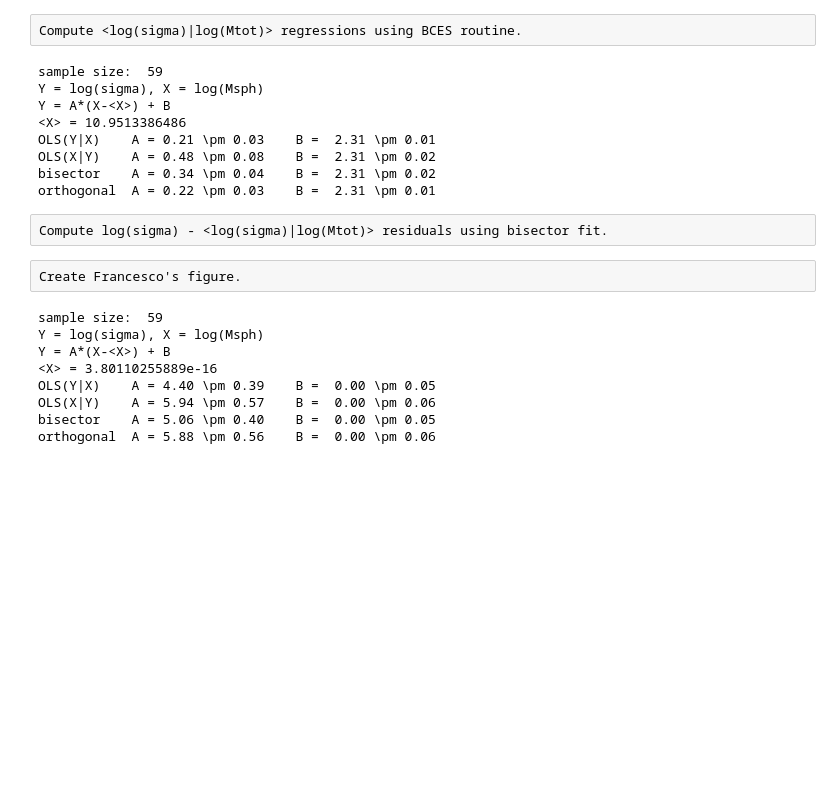
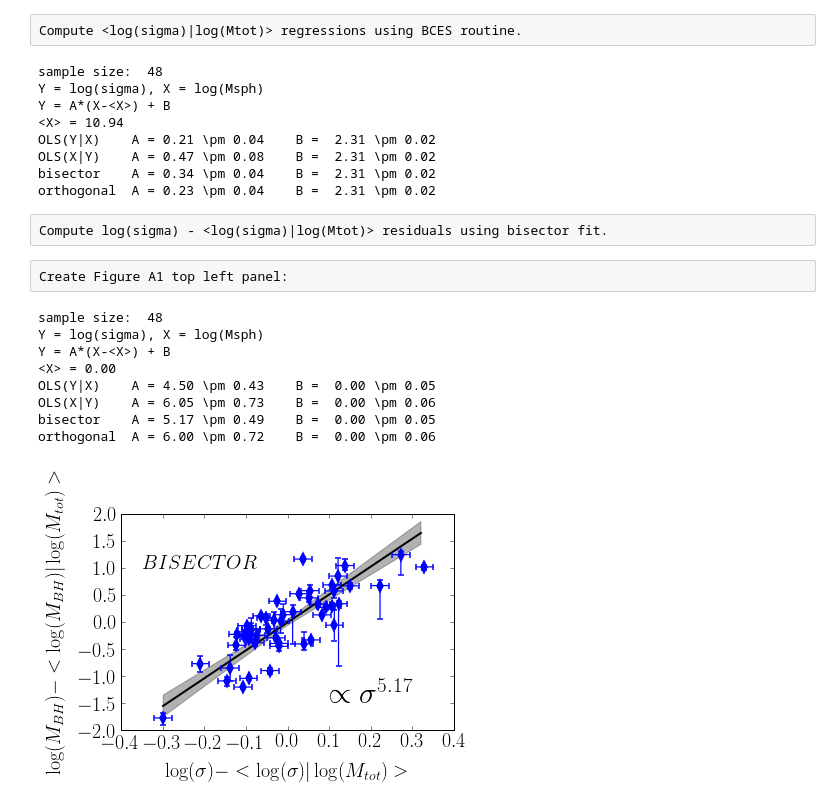
Before and after one commit to kryptonite0/galaxy_vivisection, a Jupyter notebook: python_codes/paper_figures/shankar/figureA1.ipynb, the cells around one changed output. Cells and saved outputs as stored; diff of their text form; code cells hidden in the pictures; blank space fills up the shorter version.

```diff
--- a/python_codes/paper_figures/shankar/figureA1.ipynb
+++ b/python_codes/paper_figures/shankar/figureA1.ipynb
@@ -0,0 +3,8 @@
+# %%
+# data-file path:
+dataFileName = '/Users/gsavorgnan/galaxy_vivisection/python_codes/paper_figures/shankar/Shankar_data.dat'
+
+# linear regression method for BCES routine:
+# 0 for OLS(Y|X); 1 for OLS(X|Y); 2 for bisector; 3 for orthogonal
+linregr_index = 2
+linregr_label_dict = {0:'OLS(Y|X)', 1:'OLS(X|Y)', 2:'BISECTOR', 3:'ORTHOGONAL'}
@@ -139,37 +133,37 @@ Compute <log(sigma)|log(Mtot)> regressions using BCES routine.
 # %%
 print 'sample size: ', len(log_sigma)
 A,B,Aerr,Berr,covAB=bces.bces(log_mass_tot-np.average(log_mass_tot), 0.5*(perr_log_mass_tot + merr_log_mass_tot),
-    log_sigma, 0.5*(perr_log_sigma + merr_log_sigma), log_mass_tot*[0.0])
+    log_sigma, err_log_sigma, log_mass_tot*[0.0])
 print 'Y = log(sigma), X = log(Msph)'
 print 'Y = A*(X-<X>) + B '
-print '<X> =', np.average(log_mass_tot)
+print '<X> =', "{0:.2f}".format(np.average(log_mass_tot))
 print 'OLS(Y|X)    A =', "{0:.2f}".format(A[0]), '\pm', "{0:.2f}".format(Aerr[0]), '   B = ', "{0:.2f}".format(B[0]), '\pm', "{0:.2f}".format(Berr[0])
 print 'OLS(X|Y)    A =', "{0:.2f}".format(A[1]), '\pm', "{0:.2f}".format(Aerr[1]), '   B = ', "{0:.2f}".format(B[1]), '\pm', "{0:.2f}".format(Berr[1])
 print 'bisector    A =', "{0:.2f}".format(A[2]), '\pm', "{0:.2f}".format(Aerr[2]), '   B = ', "{0:.2f}".format(B[2]), '\pm', "{0:.2f}".format(Berr[2])
 print 'orthogonal  A =', "{0:.2f}".format(A[3]), '\pm', "{0:.2f}".format(Aerr[3]), '   B = ', "{0:.2f}".format(B[3]), '\pm', "{0:.2f}".format(Berr[3])
 # %% [output]
-sample size:  59
+sample size:  48
 Y = log(sigma), X = log(Msph)
 Y = A*(X-<X>) + B
-<X> = 10.9513386486
-OLS(Y|X)    A = 0.21 \pm 0.03    B =  2.31 \pm 0.01
-OLS(X|Y)    A = 0.48 \pm 0.08    B =  2.31 \pm 0.02
+<X> = 10.94
+OLS(Y|X)    A = 0.21 \pm 0.04    B =  2.31 \pm 0.02
+OLS(X|Y)    A = 0.47 \pm 0.08    B =  2.31 \pm 0.02
 bisector    A = 0.34 \pm 0.04    B =  2.31 \pm 0.02
-orthogonal  A = 0.22 \pm 0.03    B =  2.31 \pm 0.01
+orthogonal  A = 0.23 \pm 0.04    B =  2.31 \pm 0.02
 # %% [raw]
 Compute log(sigma) - <log(sigma)|log(Mtot)> residuals using bisector fit.
 # %%
 residual_sigma_Mtot = log_sigma - (A[linregr_index]*(log_mass_tot-np.average(log_mass_tot)) + B[linregr_index])
 #print residual_Mbh_Msph
-# %% [raw]
-Create Francesco's figure.
+# %% [raw]
+Create Figure A1 top left panel:
 # %%
 print 'sample size: ', len(residual_sigma_Mtot)
-A,B,Aerr,Berr,covAB=bces.bces(residual_sigma_Mtot-np.average(residual_sigma_Mtot), 0.5*(perr_log_sigma+merr_log_sigma),
+A,B,Aerr,Berr,covAB=bces.bces(residual_sigma_Mtot-np.average(residual_sigma_Mtot), err_log_sigma,
     residual_Mbh_Mtot, 0.5*(perr_log_mbh + merr_log_mbh), residual_sigma_Mtot*[0.0])
 print 'Y = log(sigma), X = log(Msph)'
 print 'Y = A*(X-<X>) + B '
-print '<X> =', np.average(residual_sigma_Mtot)
+print '<X> =', "{0:.2f}".format(np.average(residual_sigma_Mtot))
 print 'OLS(Y|X)    A =', "{0:.2f}".format(A[0]), '\pm', "{0:.2f}".format(Aerr[0]), '   B = ', "{0:.2f}".format(B[0]), '\pm', "{0:.2f}".format(Berr[0])
 print 'OLS(X|Y)    A =', "{0:.2f}".format(A[1]), '\pm', "{0:.2f}".format(Aerr[1]), '   B = ', "{0:.2f}".format(B[1]), '\pm', "{0:.2f}".format(Berr[1])
 print 'bisector    A =', "{0:.2f}".format(A[2]), '\pm', "{0:.2f}".format(Aerr[2]), '   B = ', "{0:.2f}".format(B[2]), '\pm', "{0:.2f}".format(Berr[2])
@@ -187,38 +181,42 @@ ax.plot((logxx+np.average(residual_sigma_Mtot)),yy, color='k', ls='-', linewidth
 yy_1 = ((A[linregr_index]+Aerr[linregr_index])*(logxx) + (B[linregr_index]+Berr[linregr_index]))
 yy_2 = ((A[linregr_index]-Aerr[linregr_index])*(logxx) + (B[linregr_index]+Berr[linregr_index]))
 yy_3 = ((A[linregr_index]+Aerr[linregr_index])*(logxx) + (B[linregr_index]-Berr[linregr_index]))
 yy_4 = ((A[linregr_index]-Aerr[linregr_index])*(logxx) + (B[linregr_index]-Berr[linregr_index]))
 yy_up = yy_1*[0.0]
 for i in range(len(yy_1)):
     if yy_1[i] > yy_2[i]:
          yy_up[i] = yy_1[i]
     elif yy_1[i] <= yy_2[i]:
          yy_up[i] = yy_2[i]
 yy_up = np.asarray(yy_up)
 yy_lo = yy_1*[0.0]
 for i in range(len(yy_3)):
     if yy_3[i] < yy_4[i]:
          yy_lo[i] = yy_3[i]
     elif yy_3[i] >= yy_4[i]:
          yy_lo[i] = yy_4[i]
 yy_lo = np.asarray(yy_lo)
 
 ax.fill_between((logxx+np.average(residual_sigma_Mtot)), yy_lo, yy_up, alpha=0.3, facecolor='k')
+ax.text(0.1, -1.5, r'$\propto \sigma^{' + "{0:.2f}".format(A[linregr_index]) + '}$', fontsize=30)
+ax.text(-0.35, 1.0,  r'$' + str(linregr_label_dict[linregr_index]) + '$', fontsize=20)
 
+#ax.scatter(residual_sigma_Mtot, residual_Mbh_Mtot)
+ax.errorbar(residual_sigma_Mtot, residual_Mbh_Mtot, xerr=err_log_sigma, yerr=[merr_log_mbh,perr_log_mbh],
+    ecolor='blue', marker='d', mfc='blue', mec='blue', mew=1.5, markersize=8, ls=' ', elinewidth=1.2, capthick=1.2, barsabove=False)
 
-
-ax.scatter(residual_sigma_Mtot, residual_Mbh_Mtot)
 #plt.axis([10**8.6,10**12.3,10**5.3,10**11.2])
 plt.xlabel(r'$\log(\sigma) - <\log(\sigma)|\log(M_{tot})>$', labelpad=13)
 plt.ylabel(r'$\log(M_{BH}) - <\log(M_{BH})|\log(M_{tot})>$', labelpad=13)
 plt.subplots_adjust(left=0.2,bottom=0.15,right=0.97,top=0.9)
 plt.show()
 # %% [output]
-sample size:  59
+sample size:  48
 Y = log(sigma), X = log(Msph)
 Y = A*(X-<X>) + B
-<X> = 3.80110255889e-16
-OLS(Y|X)    A = 4.40 \pm 0.39    B =  0.00 \pm 0.05
-OLS(X|Y)    A = 5.94 \pm 0.57    B =  0.00 \pm 0.06
-bisector    A = 5.06 \pm 0.40    B =  0.00 \pm 0.05
-orthogonal  A = 5.88 \pm 0.56    B =  0.00 \pm 0.06
+<X> = 0.00
+OLS(Y|X)    A = 4.50 \pm 0.43    B =  0.00 \pm 0.05
+OLS(X|Y)    A = 6.05 \pm 0.73    B =  0.00 \pm 0.06
+bisector    A = 5.17 \pm 0.49    B =  0.00 \pm 0.05
+orthogonal  A = 6.00 \pm 0.72    B =  0.00 \pm 0.06
+[figure, added]
```
Also changed, not shown: parts of 7 cells of this notebook, 3 other files.
